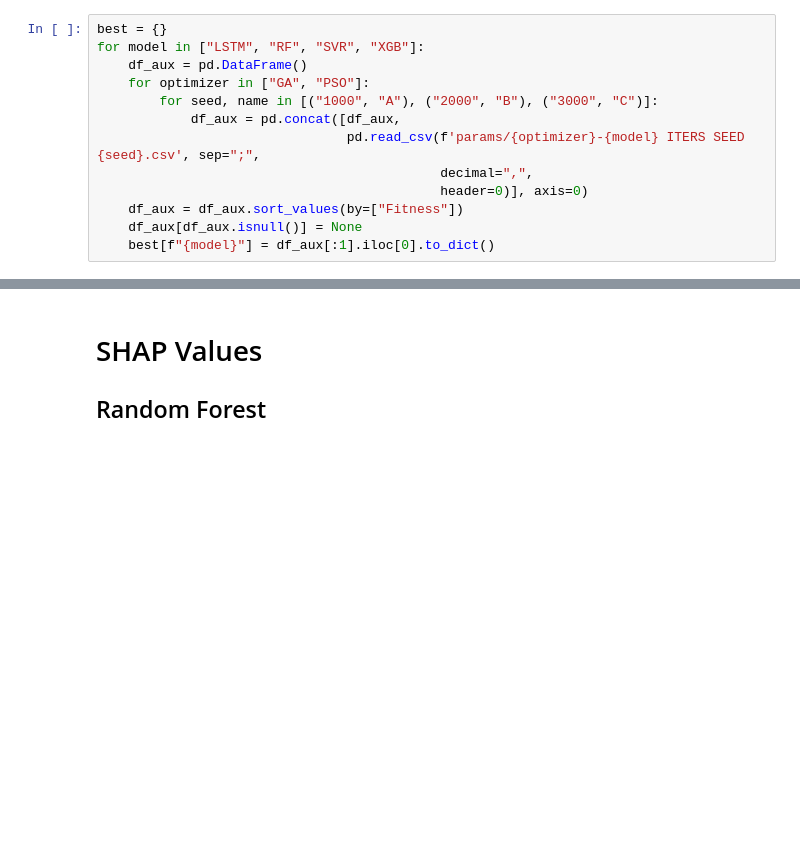
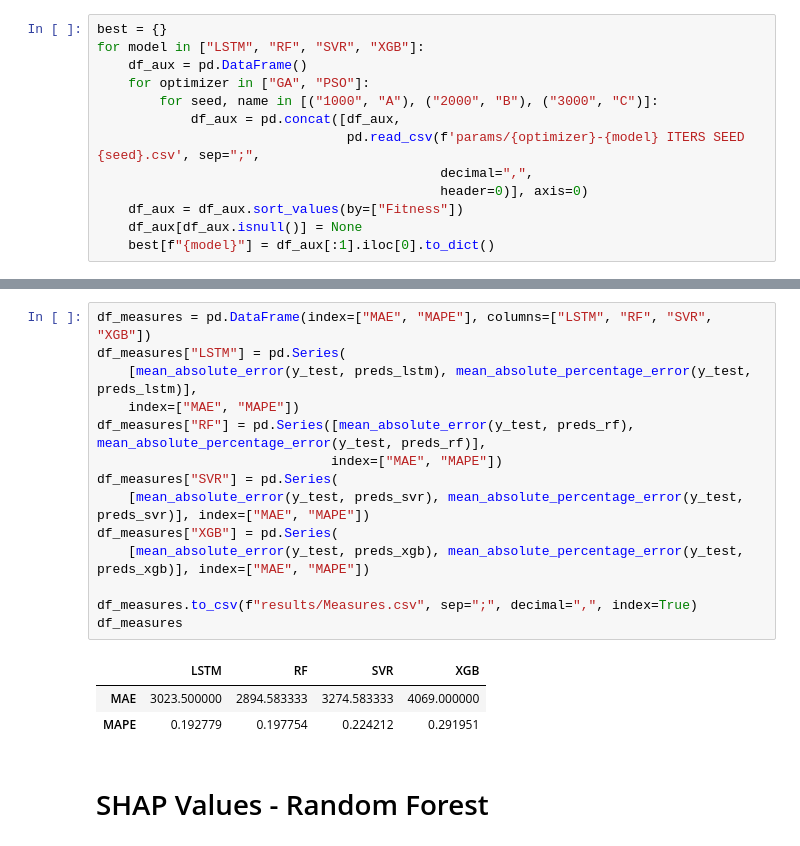
Before and after one commit to eduardoalba0/ifpr_electricity_ml, a Jupyter notebook: Results.ipynb, the cells around one changed output, grey strips where cells are left out. Drawn from its saved outputs; the diff is of its cells as text; blank space fills up the shorter version.

```diff
--- a/Results.ipynb
+++ b/Results.ipynb
@@ -206,6 +292,23 @@ df_measures
+# %%
+df_measures = pd.DataFrame(index=["MAE", "MAPE"], columns=["LSTM", "RF", "SVR", "XGB"])
+df_measures["LSTM"] = pd.Series(
+    [mean_absolute_error(y_test, preds_lstm), mean_absolute_percentage_error(y_test, preds_lstm)],
+    index=["MAE", "MAPE"])
+df_measures["RF"] = pd.Series([mean_absolute_error(y_test, preds_rf), mean_absolute_percentage_error(y_test, preds_rf)],
+                              index=["MAE", "MAPE"])
+df_measures["SVR"] = pd.Series(
+    [mean_absolute_error(y_test, preds_svr), mean_absolute_percentage_error(y_test, preds_svr)], index=["MAE", "MAPE"])
+df_measures["XGB"] = pd.Series(
+    [mean_absolute_error(y_test, preds_xgb), mean_absolute_percentage_error(y_test, preds_xgb)], index=["MAE", "MAPE"])
+
+df_measures.to_csv(f"results/Measures.csv", sep=";", decimal=",", index=True)
+df_measures
+# %% [output]
+|  | LSTM | RF | SVR | XGB |
+| MAE | 3023.500000 | 2894.583333 | 3274.583333 | 4069.000000 |
+| MAPE | 0.192779 | 0.197754 | 0.224212 | 0.291951 |
 # %% [markdown]
-# SHAP Values
-## Random Forest
+# SHAP Values - Random Forest
 # %%
 shap.initjs()
 
```
Also changed, not shown: parts of 13 cells of this notebook, 12 other files.
